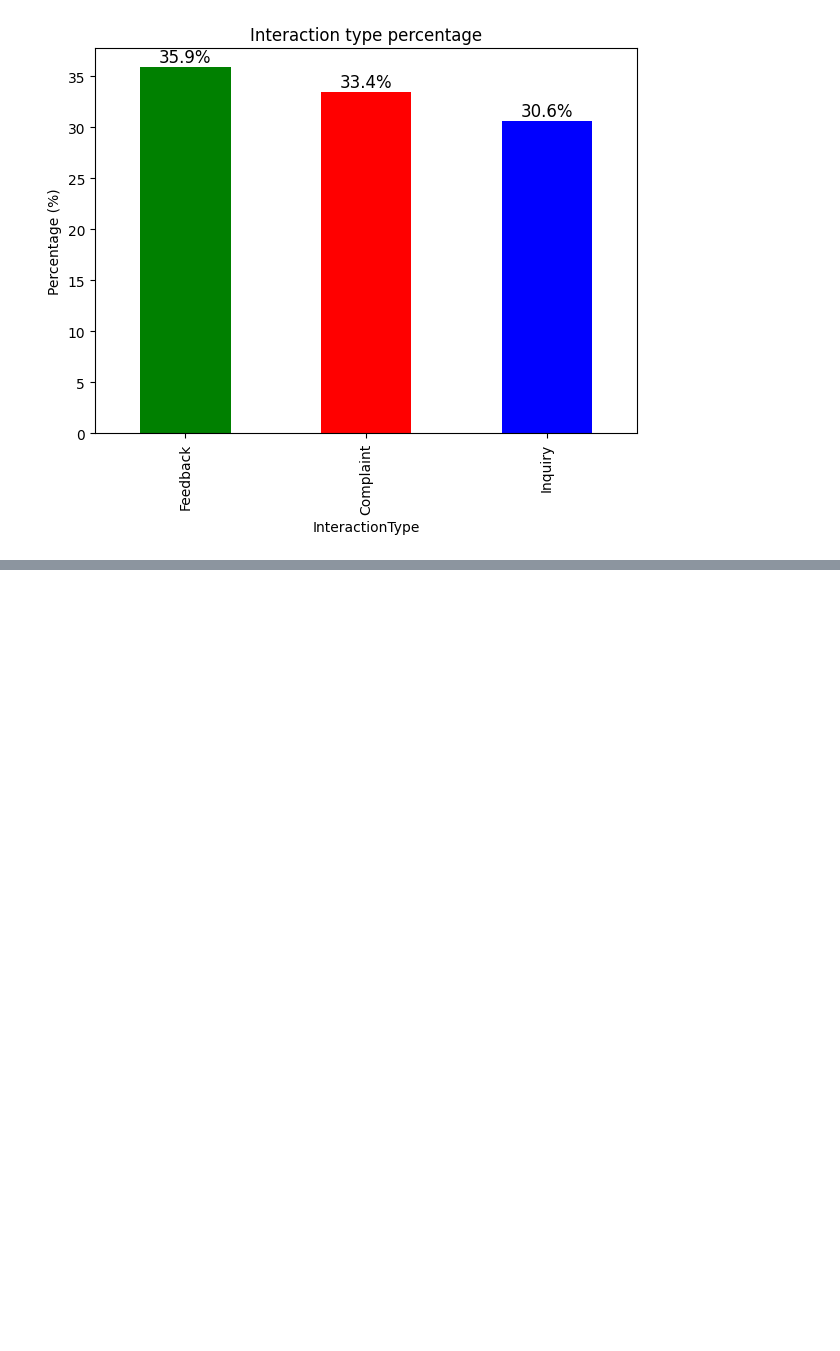
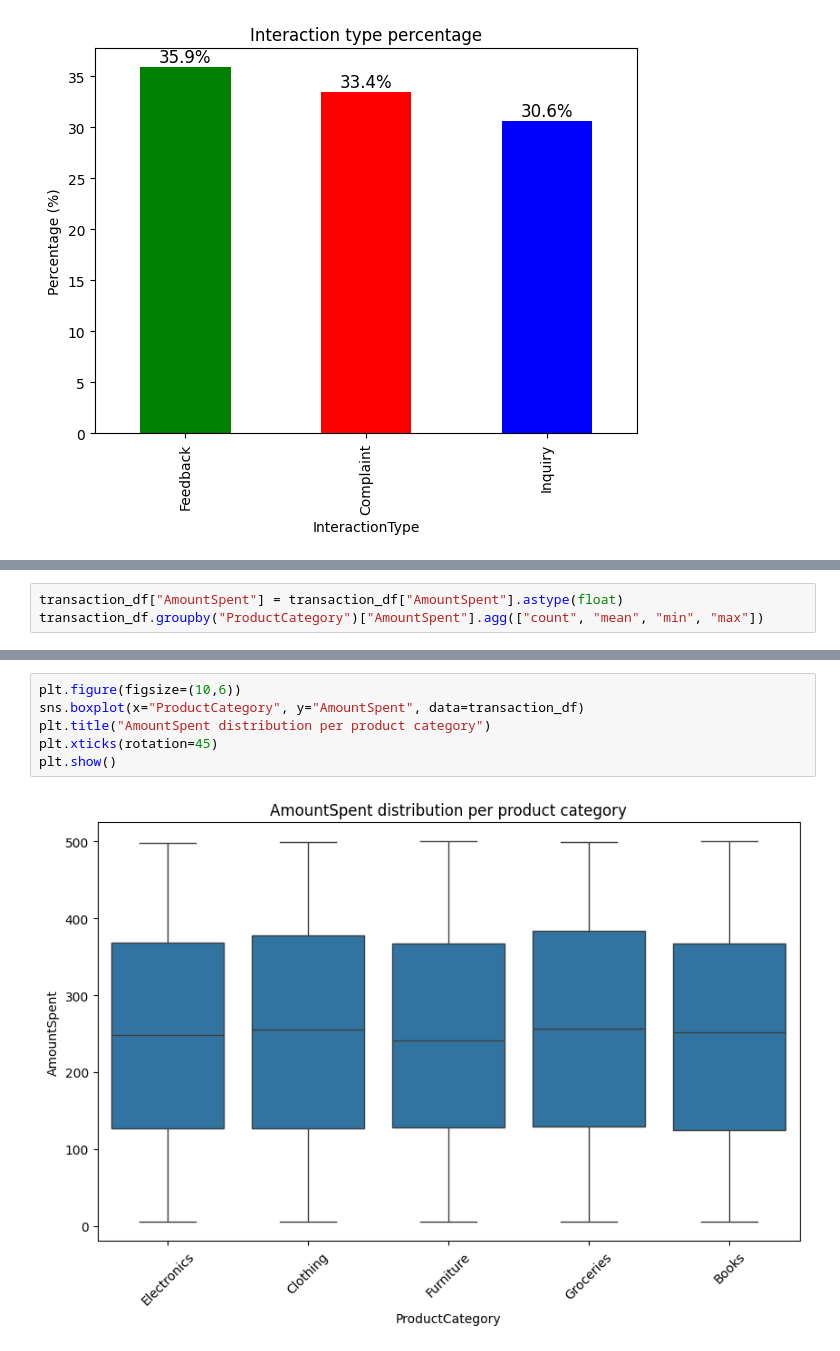
Before and after one commit to cjordan239/Loydbank_ds, a Jupyter notebook: task1.ipynb, the cells around one changed output, grey strips where cells are left out. Cells and saved outputs as stored; diff of their text form; blank space fills up the shorter version.

Commit message:
add transaction eda

```diff
--- a/task1.ipynb
+++ b/task1.ipynb
@@ -118,0 +130,3 @@ plt.show()
+# %%
+transaction_df["AmountSpent"] = transaction_df["AmountSpent"].astype(float)
+transaction_df.groupby("ProductCategory")["AmountSpent"].agg(["count", "mean", "min", "max"])
@@ -118,0 +141,8 @@ plt.show()
+# %%
+plt.figure(figsize=(10,6))
+sns.boxplot(x="ProductCategory", y="AmountSpent", data=transaction_df)
+plt.title("AmountSpent distribution per product category")
+plt.xticks(rotation=45)
+plt.show()
+# %% [output]
+[figure, added]
```
Also changed, not shown: parts of 6 cells of this notebook.
